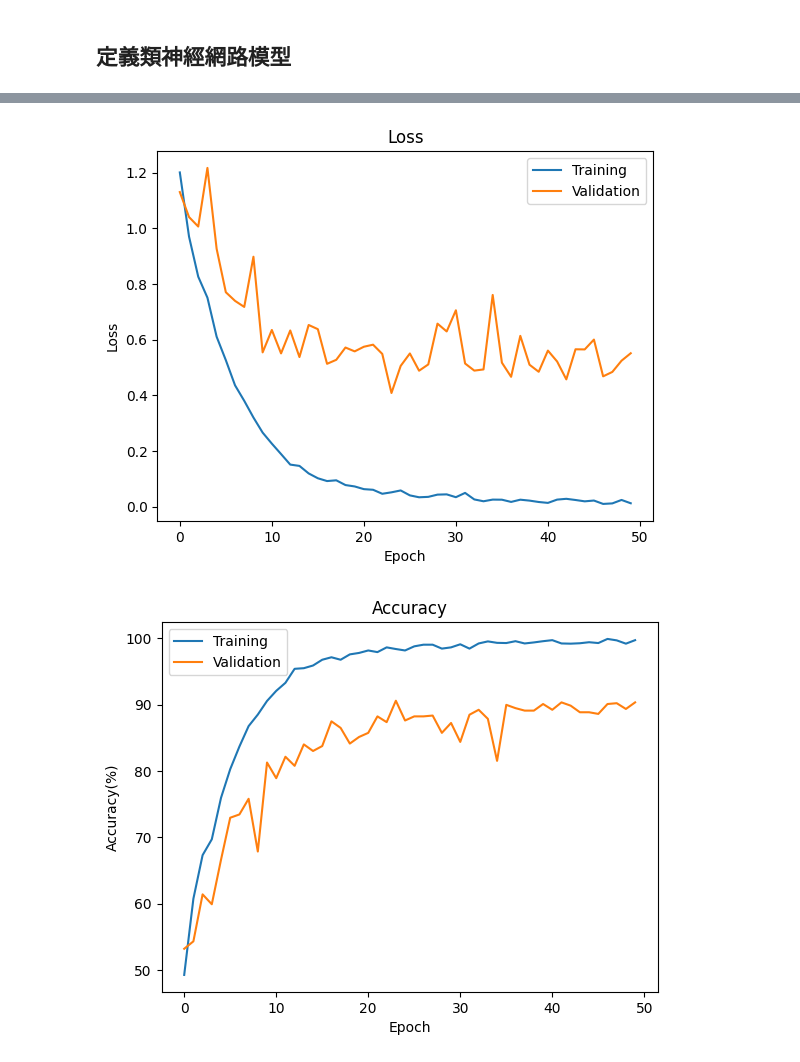
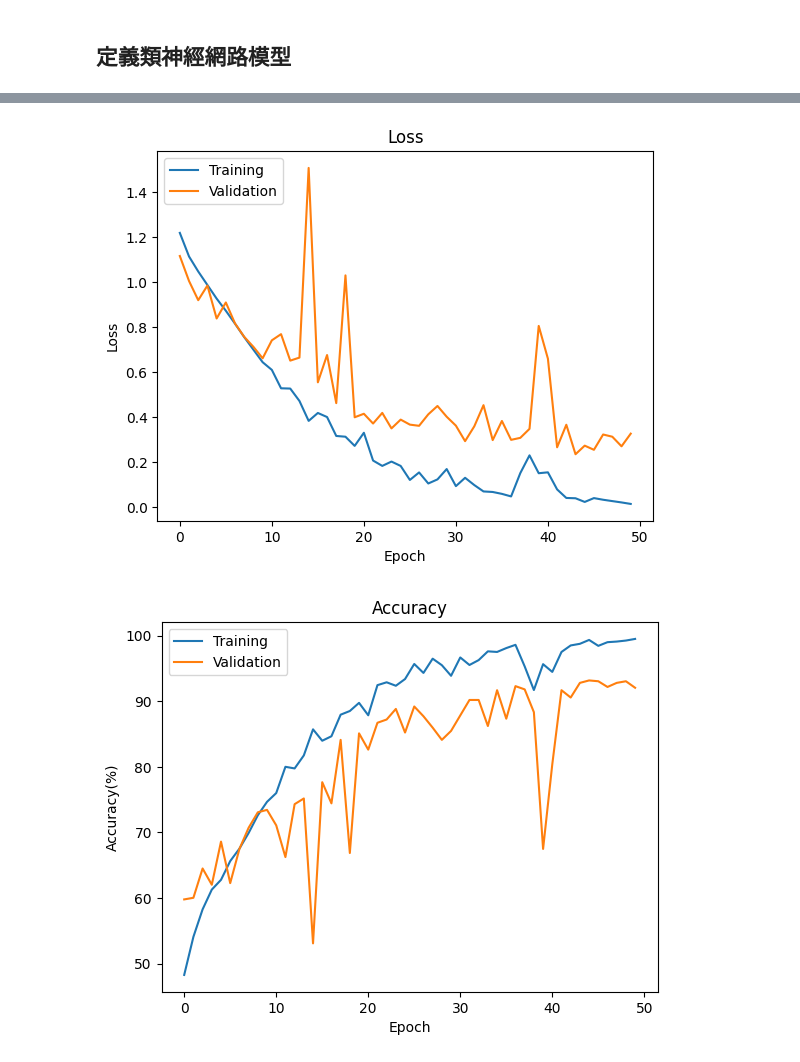
Before and after one commit to allenlin316/Pineapple_classification, a Jupyter notebook: pineapple_image_classification.ipynb, the cells around one changed output, grey strips where cells are left out. Cells and saved outputs as stored; diff of their text form; code cells hidden in the pictures.

Commit message:
add vgg16 pre-trained

```diff
--- a/pineapple_image_classification.ipynb
+++ b/pineapple_image_classification.ipynb
@@ -240,6 +23,6 @@ total Pineapple images: 4029
 # %%
-import argparse
 parser = argparse.ArgumentParser(description='PyTorch Pineapple Image Classification')
+parser.add_argument('--model', default='ResNet18', type=str)
 parser.add_argument('-j', '--workers', default=4, type=int, metavar='N',
                     help='number of data loading workers (default: 4)')
 parser.add_argument('--epochs', default=50, type=int, metavar='N',
@@ -254,7 +37,7 @@ parser.add_argument('--save-model', action='store_true', default=True,
                         help='For Saving the current Model')
 
 #args = parser.parse_args() # for command line
-args = parser.parse_args(args=[]) # for jupyter notebook (all use default value)
+args = parser.parse_args(args=['--model', 'VGG16']) # for jupyter notebook (all use default value)
 # %% [markdown]
 ## 建立 Pytorch Dataset Class (Pineapple dataset)
 # %%
@@ -404,9 +174,34 @@ class ResNet18(nn.Module):
+# %%
+# using VGG16 pre-trained model
+class Vgg16(nn.Module):
+    def __init__(self):
+        super(Vgg16, self).__init__()
+
+        # Define proportion or neurons to dropout
+#         self.dropout = nn.Dropout(0.2)
+
+        # 載入 VGG16 類神經網路結構
+        self.model = models.vgg16(weights=models.VGG16_Weights.DEFAULT)
+
+        # 鎖定 VGG16 預訓練模型參數
+        # for param in self.model.parameters():
+        #   param.requires_grad = False
+
+        in_features = self.model._modules['classifier'][-1].in_features
+        out_features = 4
+        self.model._modules['classifier'][-1] = nn.Linear(in_features, out_features, bias=True)
+        print(self.model._modules['classifier'])
+
+
+    def forward(self, x):
+        x = self.model(x)
+        return x
 # %%
 # 若 CUDA 環境可用，則使用 GPU 計算，否則使用 CPU
 device = "cuda" if torch.cuda.is_available() else "cpu"
 print(f"Using {device} device")
 # 建立類神經網路模型，並放置於 GPU 或 CPU 上
-model = ResNet18().to(device)
+model = Vgg16().to(device)
 print(model)
 # %% [output]
 Using cuda device
@@ -509,7 +304,7 @@ def print_loss(train_loss, test_loss):
     plt.title("Loss")
     plt.plot(train_loss,  label = "Training") # training loss curve
     plt.plot(test_loss,  label = "Validation") # training loss curve
-    plt.legend()
+    plt.legend(loc = 'upper left')
     fig = plt.gcf() # get current figure
     plt.show()
     return fig
@@ -520,28 +315,26 @@ def print_acc(train_acc, test_acc):
     plt.title("Accuracy")
     plt.plot(train_acc,  label = "Training") # training loss curve
     plt.plot(test_acc,  label = "Validation") # training loss curve
-    plt.legend()
+    plt.legend(loc = 'upper left')
     fig = plt.gcf() # get current figure
     plt.show()
     return fig
 
 def save_result_fig(args, name, version=0):
-    result_path = os.path.join('Results',
+    result_path = os.path.join('Results', args.model,
                                   'epochsize_{}-bsize_{}-tepochs_{}_{}_{}_Fig.jpg'.format(args.epoch_size, args.batch_size, args.epochs, name, version))
     if os.path.exists(result_path):
         return save_result_fig(args, name, version+1)
     else:
         return result_path
 # %%
-import matplotlib.pyplot as plt
-
 avg_loss, avg_acc = 0, 0
 train_loss_list = []
 train_acc_list = []
 test_loss_list = []
 test_acc_list = []
 
-# 開始訓練模型
+# # 開始訓練模型
 print(args)
 for t in range(args.epochs):
     print(f"Epoch {t+1}\n-------------------------------")
@@ -553,7 +346,8 @@ for t in range(args.epochs):
     test_acc_list.append(avg_acc)
 print("完成！")
 if args.save_model:
-    torch.save(model.state_dict(), "./Model/pineapple_model.pt")
+    path = os.path.join("Model", args.model, "pineapple_model.pt")
+    torch.save(model.state_dict(), path)
 
 fig_loss = print_loss(train_loss_list, test_loss_list)
 fig_loss_path = save_result_fig(args, "Loss")
@@ -582,3 +360,3 @@ Test Error:
 完成！
-[figure, old version]
+[figure, new version]
-[figure, old version]
+[figure, new version]
```
Also changed, not shown: parts of 19 cells of this notebook, 18 other files.
